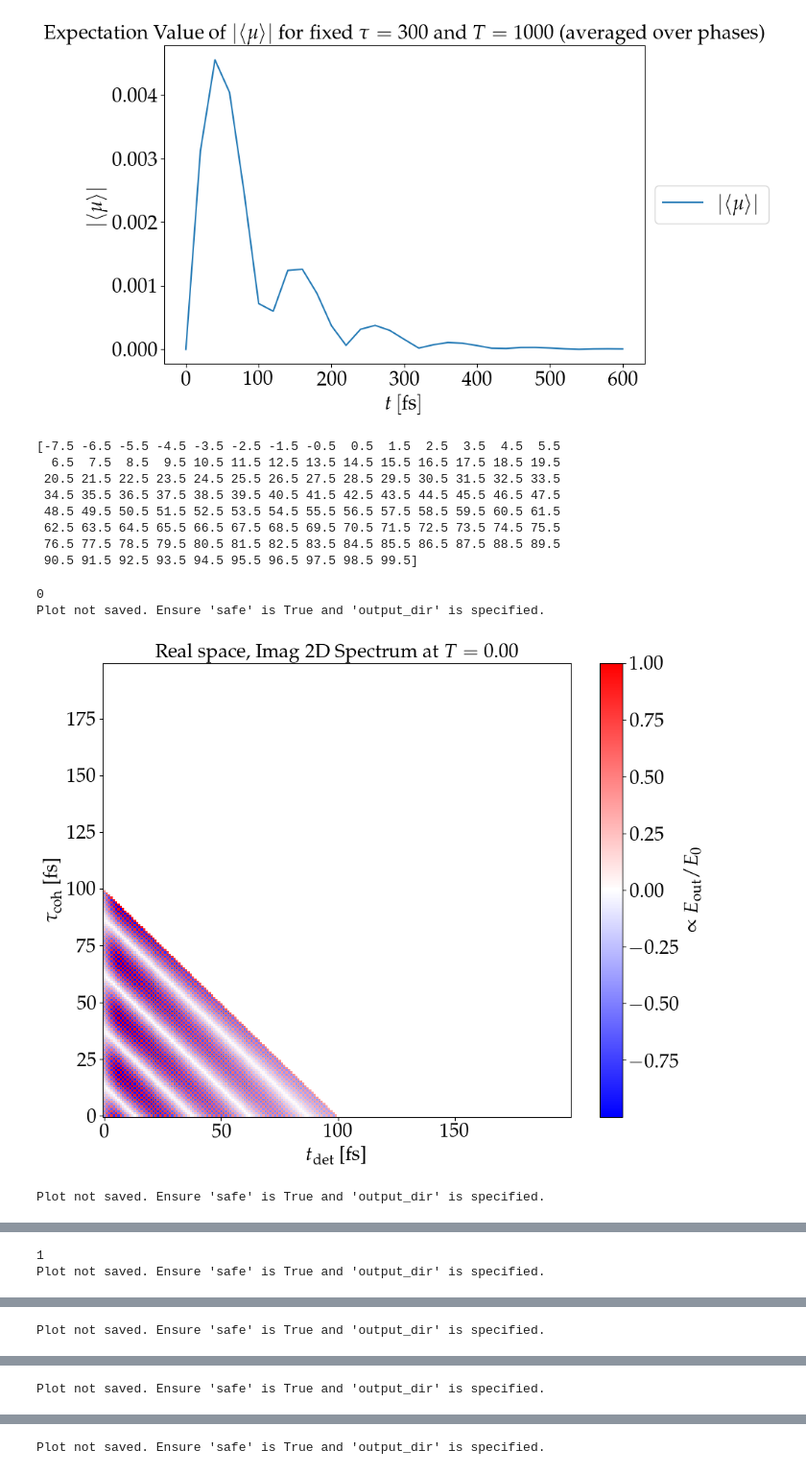
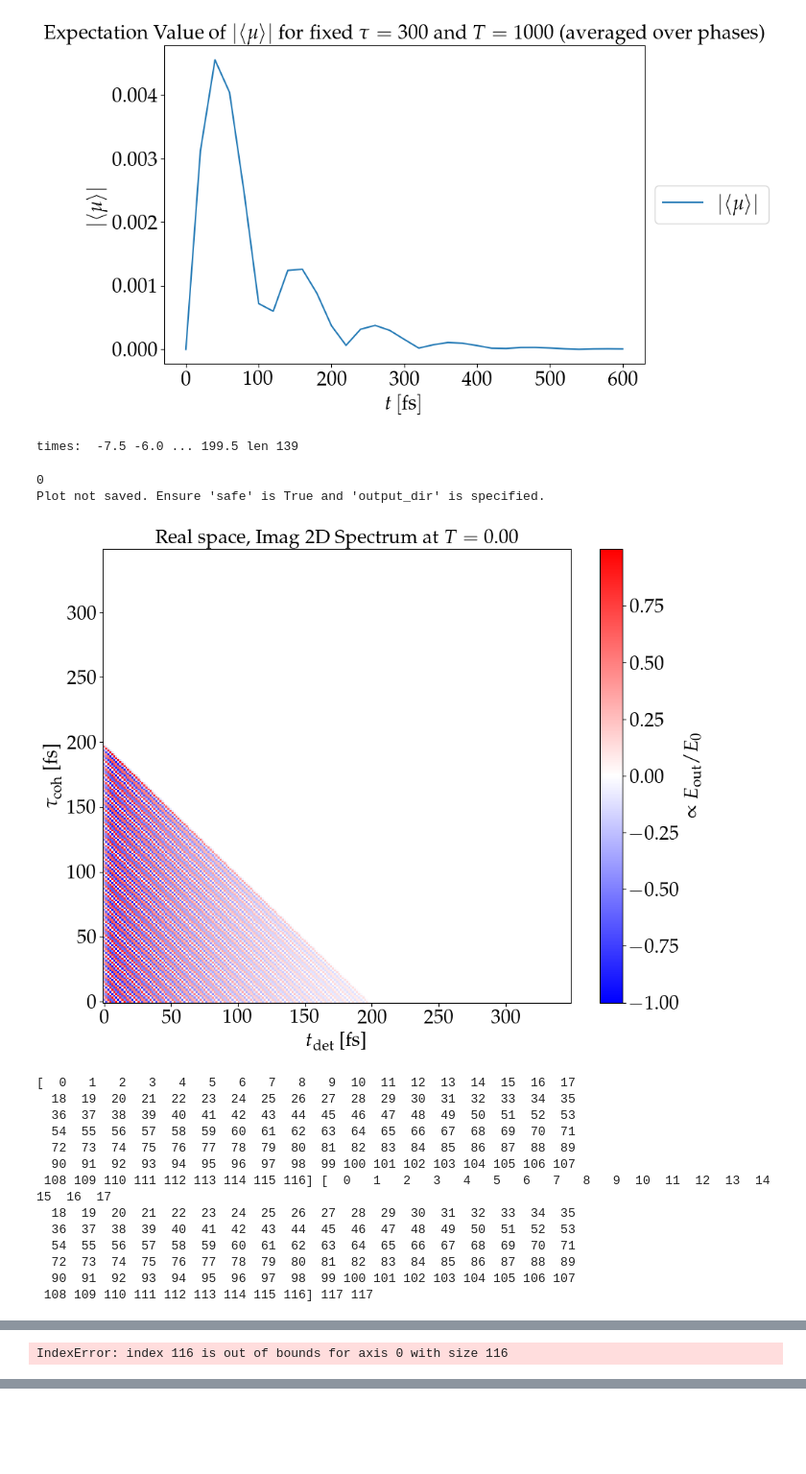
Before and after one commit to LBPhysics/2025_master_thesis_leopold_bodamer, a Jupyter notebook: code/python/replicate_paper_eqs_I.ipynb, the cells around one changed output, grey strips where cells are left out. Shown: that part at 96% size. Saved outputs shown, nothing was run; the diff lists cells and outputs as text; code cells hidden in the pictures; blank space fills up the shorter version.

```diff
--- a/code/python/replicate_paper_eqs_I.ipynb
+++ b/code/python/replicate_paper_eqs_I.ipynb
@@ -626,7 +628,7 @@ def apply_RWA_phase_factors(rho, t, omega=omega_laser):
 
     return rho_result
 
-def Hamilton_tls(omega_A):
+def Hamilton_tls(omega_at):
     """Hamiltonain of a two-level system.
 
     Args:
@@ -636,7 +638,7 @@ def Hamilton_tls(omega_A):
     Returns:
         Qobj: Hamiltonian operator of the two-level system
     """
-    H0 = hbar * omega_A * ket2dm(atom_e)
+    H0 = hbar * omega_at * ket2dm(atom_e)
     if RWA_laser:
         H0 -= hbar * omega_laser * ket2dm(atom_e)
 
@@ -1521,7 +1535,7 @@ plot_average_fixed_tau_T(tau_coh_test, T_wait_test, times_test, phases)
 # %% [output]
 [figure]
 # %%
-def for_one_time_calc_phase_comb(T_wait, phases, times):
+def for_one_time_calc_phase_comb(T_wait, phases, times, omega_at=omega_A):
     """
     Compute and average the 2D polarization for all phase combinations for one T_wait.
     Args:
@@ -1532,18 +1546,15 @@ def for_one_time_calc_phase_comb(T_wait, phases, times):
         np.ndarray: Averaged 2D polarization data for this T_wait.
     """
     num_combinations = len(phases) ** 2
-    data_array = np.empty(num_combinations, dtype=object)
-    i = 0
+    results = []
     for phi1 in phases:
         for phi2 in phases:
-            _, _, data = compute_two_dimensional_polarization(T_wait, phi1, phi2, times=times, plot_example=False)
-            data_array[i] = data
-            i += 1
-    # Average all the 2D data arrays
-    averaged_data = np.mean(np.stack(data_array), axis=0)
+            _, _, data = compute_two_dimensional_polarization(T_wait, phi1, phi2, times=times, omega_at=omega_at, plot_example=False)
+            results.append(data)
+    averaged_data = np.mean(np.stack(results), axis=0)
     return averaged_data
 
-def parallel_process_all_combinations(phases, times_T, times):
+def parallel_process_all_combinations(phases, times_T, times, omega_at=omega_A):
     """
     Compute the averaged 2D polarization for all T_wait in times_T using all phase combinations.
     Args:
@@ -1555,11 +1566,11 @@ def parallel_process_all_combinations(phases, times_T, times):
     """
     results = []
     for T_wait in times_T:
-        averaged_data = for_one_time_calc_phase_comb(T_wait, phases, times)
+        averaged_data = for_one_time_calc_phase_comb(T_wait, phases, times, omega_at=omega_at)
         results.append(averaged_data)
     return results
 
-def extend_and_plot_results(averaged_results, times_T, times, extend_for=None):
+def extend_and_plot_results(averaged_results, times_T, times, extend_for=None, **plot_args_freq):
     global_ts, global_taus = get_tau_cohs_and_t_dets_for_T_wait(times, times_T[0])
     global_nu_ts, global_nu_taus, _ = compute_2d_fft_wavenumber(global_ts, global_taus, np.zeros((len(global_ts), len(global_taus))))
 
@@ -1608,10 +1619,7 @@ def extend_and_plot_results(averaged_results, times_T, times, extend_for=None):
         plot_positive_color_map(
             (nu_ts, nu_taus, data_freq),
             times_T[i],
-            space="freq",
-            type="abs",
-            use_custom_colormap=True,
-            positive=True
+            **plot_args_freq
         )
 
 
@@ -1627,34 +1635,37 @@ def extend_and_plot_results(averaged_results, times_T, times, extend_for=None):
     )
     plot_positive_color_map(
         (global_nu_ts, global_nu_taus, global_data_freq),
-        space="freq",
-        type="abs",
-        use_custom_colormap=True,
-        positive=True
+        **plot_args_freq
     )
 # %%
 # Test the function and plot the data
-t_max_test     = 100
-fine_spacing_test = 1
+t_max_test     = 200 # -> determines Δω
+fine_spacing_test = fine_spacing # -> determines ω_max
 times_test     = np.arange(-Delta_ts[0], t_max_test, fine_spacing_test)
-print(times_test)
-times_T_test        = np.array([0, 1])
+print("times: ", times_test[0], times_test[1],"...",  times_test[-1], "len", len(times_test))
+times_T_test = (np.array([0])# , 16, 30, 46, 62, 108, 140, 310])
+)  # np.arange(T_wait_0, last_entry, sparse_spacing)
 
 RESULT = parallel_process_all_combinations(phases ,times_T=times_T_test, times=times_test)
 # %% [output]
-[-7.5 -6.5 -5.5 -4.5 -3.5 -2.5 -1.5 -0.5  0.5  1.5  2.5  3.5  4.5  5.5
-  6.5  7.5  8.5  9.5 10.5 11.5 12.5 13.5 14.5 15.5 16.5 17.5 18.5 19.5
- 20.5 21.5 22.5 23.5 24.5 25.5 26.5 27.5 28.5 29.5 30.5 31.5 32.5 33.5
- 34.5 35.5 36.5 37.5 38.5 39.5 40.5 41.5 42.5 43.5 44.5 45.5 46.5 47.5
- 48.5 49.5 50.5 51.5 52.5 53.5 54.5 55.5 56.5 57.5 58.5 59.5 60.5 61.5
- 62.5 63.5 64.5 65.5 66.5 67.5 68.5 69.5 70.5 71.5 72.5 73.5 74.5 75.5
- 76.5 77.5 78.5 79.5 80.5 81.5 82.5 83.5 84.5 85.5 86.5 87.5 88.5 89.5
- 90.5 91.5 92.5 93.5 94.5 95.5 96.5 97.5 98.5 99.5]
+times:  -7.5 -6.0 ... 199.5 len 139
 # %%
 # Example usage
-extend_and_plot_results(RESULT, times_T_test, times_test, extend_for=extend_for)
+extend_and_plot_results(RESULT, times_T=times_T_test, times=times_test, extend_for=extend_for, **plot_args_freq)
 # %% [output]
 0
 Plot not saved. Ensure 'safe' is True and 'output_dir' is specified.
-[figure, old version]
+[figure, new version]
-Plot not saved. Ensure 'safe' is True and 'output_dir' is specified.
+[  0   1   2   3   4   5   6   7   8   9  10  11  12  13  14  15  16  17
+  18  19  20  21  22  23  24  25  26  27  28  29  30  31  32  33  34  35
+  36  37  38  39  40  41  42  43  44  45  46  47  48  49  50  51  52  53
+  54  55  56  57  58  59  60  61  62  63  64  65  66  67  68  69  70  71
+  72  73  74  75  76  77  78  79  80  81  82  83  84  85  86  87  88  89
+  90  91  92  93  94  95  96  97  98  99 100 101 102 103 104 105 106 107
+ 108 109 110 111 112 113 114 115 116] [  0   1   2   3   4   5   6   7   8   9  10  11  12  13  14  15  16  17
+  18  19  20  21  22  23  24  25  26  27  28  29  30  31  32  33  34  35
+  36  37  38  39  40  41  42  43  44  45  46  47  48  49  50  51  52  53
+  54  55  56  57  58  59  60  61  62  63  64  65  66  67  68  69  70  71
+  72  73  74  75  76  77  78  79  80  81  82  83  84  85  86  87  88  89
+  90  91  92  93  94  95  96  97  98  99 100 101 102 103 104 105 106 107
+ 108 109 110 111 112 113 114 115 116] 117 117
@@ -1662,2 +1672 @@ Plot not saved. Ensure 'safe' is True and 'output_dir' is specified.
-1
-Plot not saved. Ensure 'safe' is True and 'output_dir' is specified.
+IndexError: index 116 is out of bounds for axis 0 with size 116
@@ -1665 +1672,0 @@ Plot not saved. Ensure 'safe' is True and 'output_dir' is specified.
-Plot not saved. Ensure 'safe' is True and 'output_dir' is specified.
@@ -1667 +1672,0 @@ Plot not saved. Ensure 'safe' is True and 'output_dir' is specified.
-Plot not saved. Ensure 'safe' is True and 'output_dir' is specified.
@@ -1669 +1672,0 @@ Plot not saved. Ensure 'safe' is True and 'output_dir' is specified.
-Plot not saved. Ensure 'safe' is True and 'output_dir' is specified.
```
Also changed, not shown: parts of 5 cells of this notebook, 4 other files.
